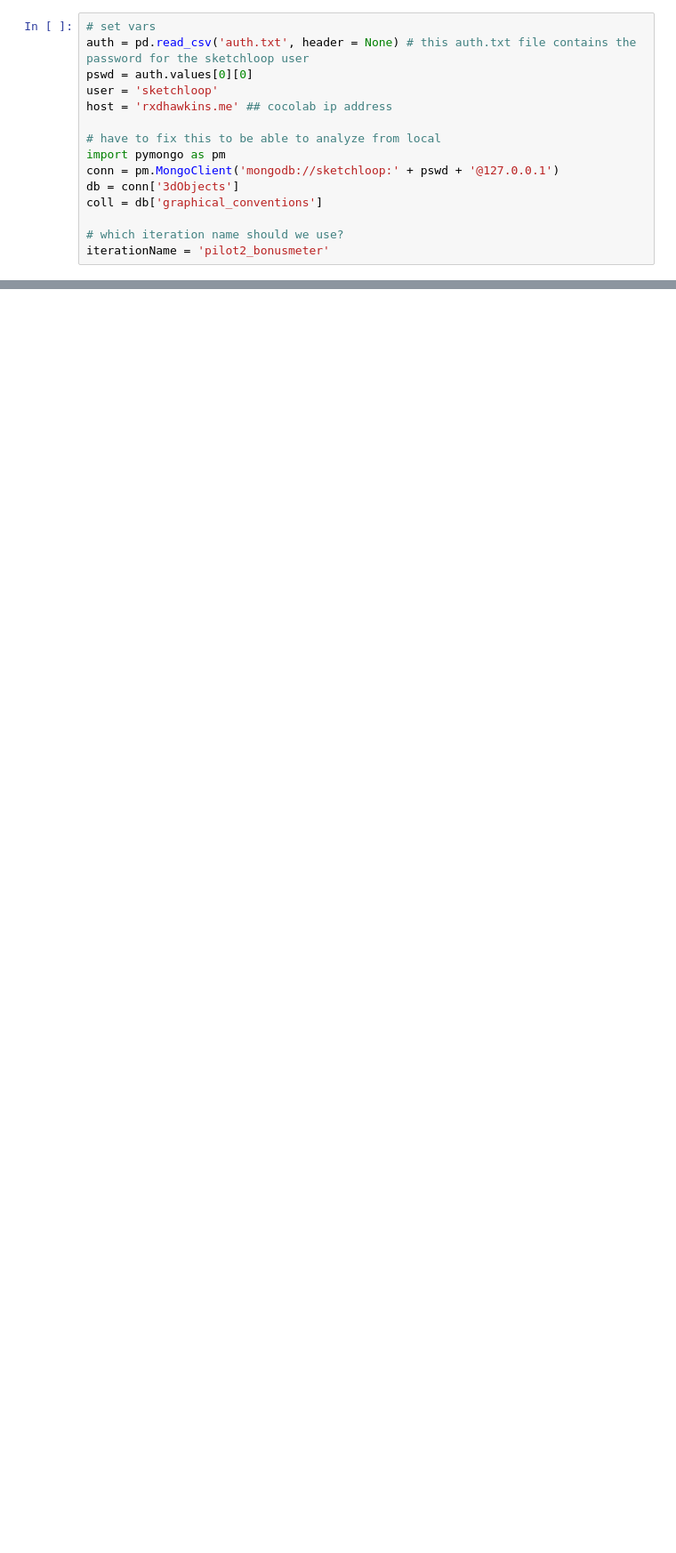
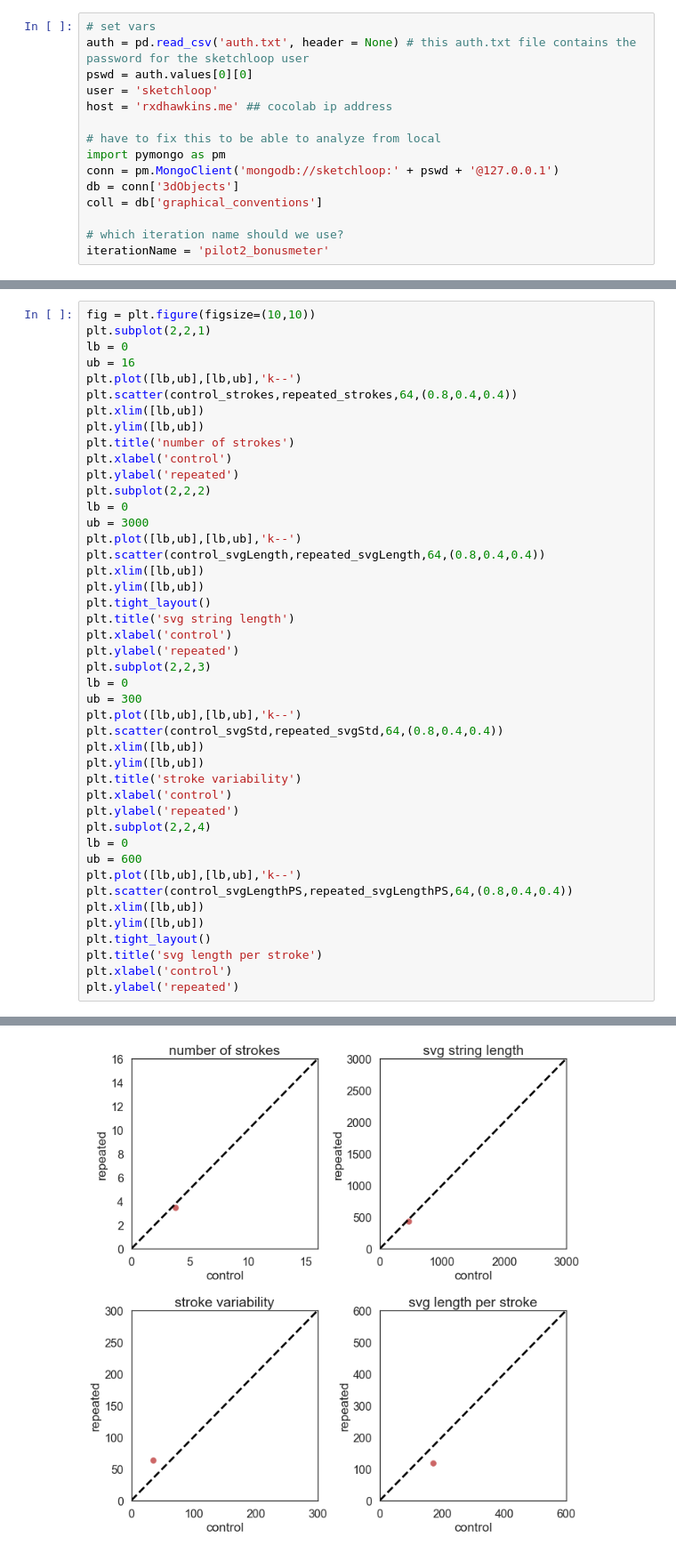
Before and after one commit to cogtoolslab/graphical_conventions_cogsci19, a Jupyter notebook: analysis/ipynb/megsano/pilot2_bonusmeter_analysis.ipynb, the cells around one changed output, grey strips where cells are left out. Shown at 89% size. Cells and saved outputs as stored; diff of their text form; blank space fills up the shorter version.

```diff
--- a/analysis/ipynb/megsano/pilot2_bonusmeter_analysis.ipynb
+++ b/analysis/ipynb/megsano/pilot2_bonusmeter_analysis.ipynb
@@ -53,0 +399,45 @@ print str(C.count()) + ' clickedObj records in the database.'
+# %%
+fig = plt.figure(figsize=(10,10))
+plt.subplot(2,2,1)
+lb = 0
+ub = 16
+plt.plot([lb,ub],[lb,ub],'k--')
+plt.scatter(control_strokes,repeated_strokes,64,(0.8,0.4,0.4))
+plt.xlim([lb,ub])
+plt.ylim([lb,ub])
+plt.title('number of strokes')
+plt.xlabel('control')
+plt.ylabel('repeated')
+plt.subplot(2,2,2)
+lb = 0
+ub = 3000
+plt.plot([lb,ub],[lb,ub],'k--')
+plt.scatter(control_svgLength,repeated_svgLength,64,(0.8,0.4,0.4))
+plt.xlim([lb,ub])
+plt.ylim([lb,ub])
+plt.tight_layout()
+plt.title('svg string length')
+plt.xlabel('control')
+plt.ylabel('repeated')
+plt.subplot(2,2,3)
+lb = 0
+ub = 300
+plt.plot([lb,ub],[lb,ub],'k--')
+plt.scatter(control_svgStd,repeated_svgStd,64,(0.8,0.4,0.4))
+plt.xlim([lb,ub])
+plt.ylim([lb,ub])
+plt.title('stroke variability')
+plt.xlabel('control')
+plt.ylabel('repeated')
+plt.subplot(2,2,4)
+lb = 0
+ub = 600
+plt.plot([lb,ub],[lb,ub],'k--')
+plt.scatter(control_svgLengthPS,repeated_svgLengthPS,64,(0.8,0.4,0.4))
+plt.xlim([lb,ub])
+plt.ylim([lb,ub])
+plt.tight_layout()
+plt.title('svg length per stroke')
+plt.xlabel('control')
+plt.ylabel('repeated')
+# %% [output]
@@ -54 +445,2 @@ print str(C.count()) + ' clickedObj records in the database.'
+[figure, added]
 # %%
```
Also changed, not shown: parts of 26 cells of this notebook, 1 other file.
